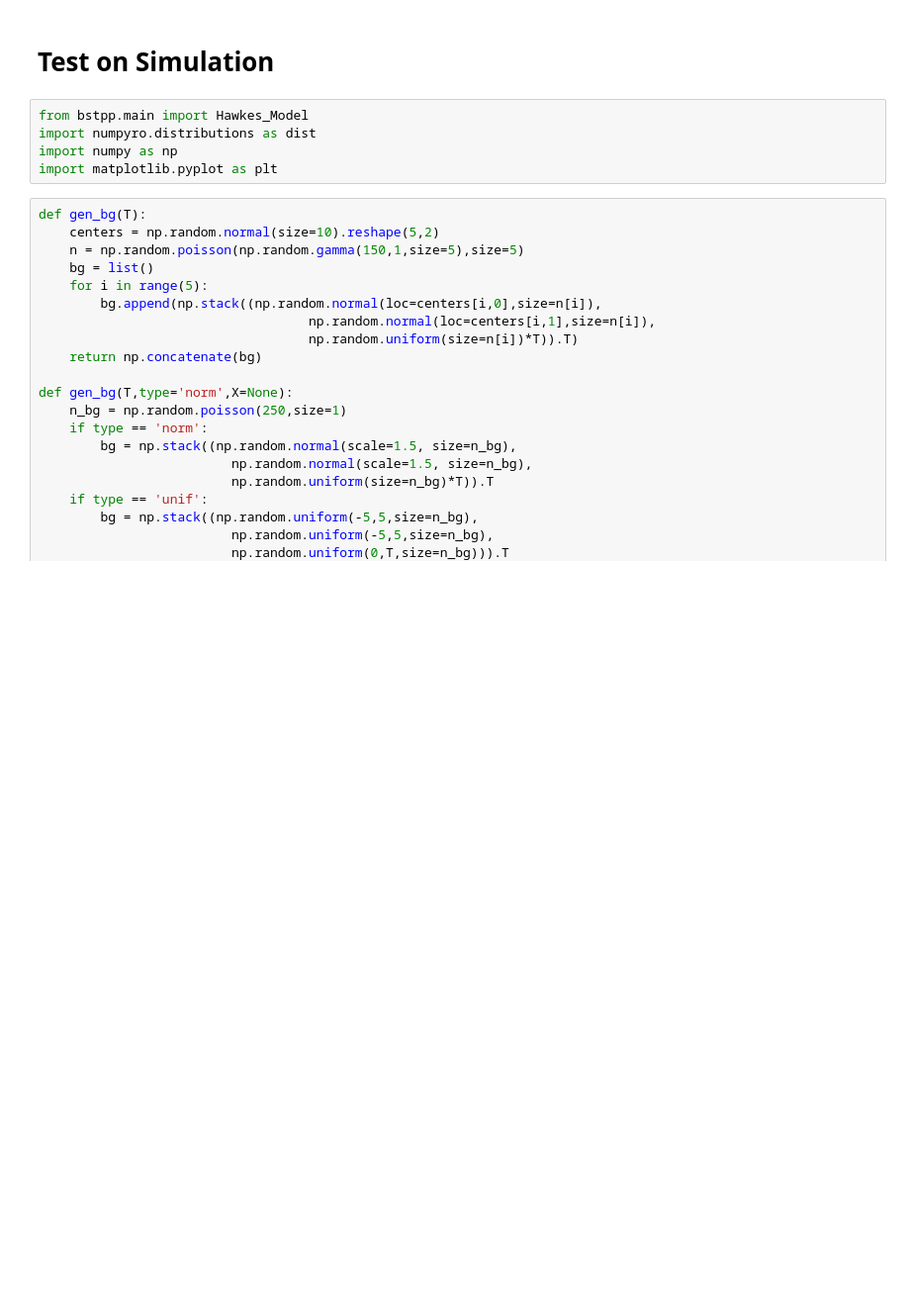
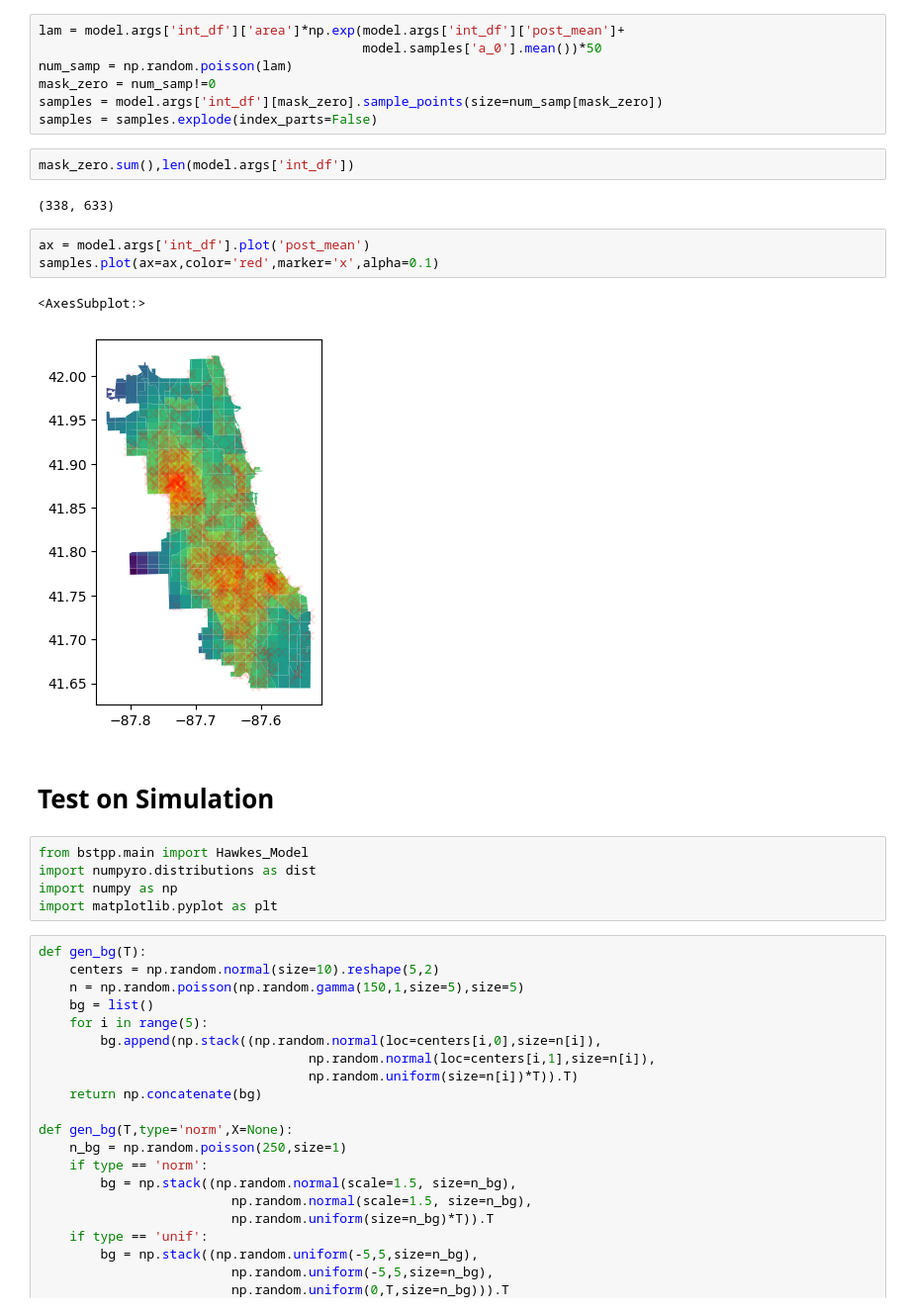
Before and after one commit to imanring/BSTPP, a Jupyter notebook: Simulation.ipynb, the cells around one changed output. Shown at 99% size. Drawn from its saved outputs; the diff is of its cells as text; blank space fills up the shorter version.

```diff
--- a/Simulation.ipynb
+++ b/Simulation.ipynb
@@ -1,3 +27,20 @@
+# %%
+lam = model.args['int_df']['area']*np.exp(model.args['int_df']['post_mean']+
+                                          model.samples['a_0'].mean())*50
+num_samp = np.random.poisson(lam)
+mask_zero = num_samp!=0
+samples = model.args['int_df'][mask_zero].sample_points(size=num_samp[mask_zero])
+samples = samples.explode(index_parts=False)
+# %%
+mask_zero.sum(),len(model.args['int_df'])
+# %% [output]
+(338, 633)
+# %%
+ax = model.args['int_df'].plot('post_mean')
+samples.plot(ax=ax,color='red',marker='x',alpha=0.1)
+# %% [output]
+<AxesSubplot:>
+[figure, added]
 # %% [markdown]
 # Test on Simulation
 # %%
```
Also changed, not shown: parts of 3 cells of this notebook, 4 other files.
